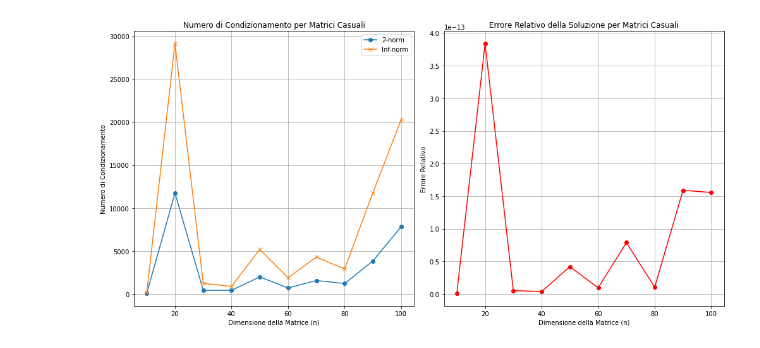
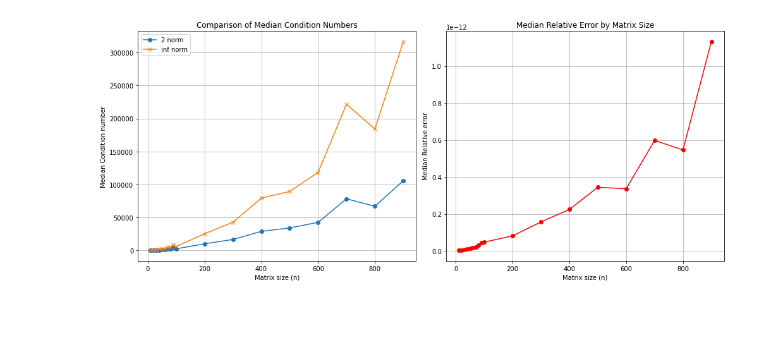
Before and after one commit to francescobaio/SMMhomeworks, a Jupyter notebook: SMM_homework1/homework1_part1.ipynb, the cells around one changed output. Cells and saved outputs as stored; diff of their text form; code cells hidden in the pictures; blank space fills up the shorter version.

```diff
--- a/SMM_homework1/homework1_part1.ipynb
+++ b/SMM_homework1/homework1_part1.ipynb
@@ -90,51 +159,42 @@ HTML(html_code)
 # %%
-# Generate a random matrix A, knowing that the chance of it being singular is practically zero for random floats
-import pandas as pd
+# Try reaching a more general result for random matrices
+n_values_random = [10, 20, 30, 40, 50, 60, 70, 80, 90, 100,200,300,400,500,600,700,800,900]
+num_trials = 30
+
+results = []
+
+for n in n_values_random:
+    for k in range(num_trials):
+        A = np.random.rand(n,n)
+        test_results = test_matrix(A)
+        test_results['n'] = n
+        results.append(test_results)
+
+df_results = pd.DataFrame(results)
+df_medians = df_results.groupby('n').median()
+df_medians.columns = ['Cond. Number (2-norm)', 'Cond. Number (Inf-norm)', 'Relative Error']
 
 
-n_values_random = [10, 20, 30, 40, 50, 60, 70, 80, 90, 100]
-results_random = []
+n_values_random = df_medians.index
+cond_2norm = df_medians['Cond. Number (2-norm)']
+cond_infnorm = df_medians['Cond. Number (Inf-norm)']
+rel_err = df_medians['Relative Error']
 
-for n in n_values_random:
-    A_random = np.random.rand(n,n)
-    result = test_matrix(A_random)
-    results_random.append(result)
-
-# Creiamo un DataFrame per visualizzare i risultati in una tabella
-df_results_random = pd.DataFrame(results_random, index=n_values_random)
-df_results_random.index.name = 'n'
-df_results_random.columns = ['Cond. Number (2-norm)', 'Cond. Number (Inf-norm)', 'Relative Error','Computed Solution']
-
-# Mostra la tabella dei risultati
-from IPython.display import display
-
-display(df_results_random)
-import matplotlib.pyplot as plt
-
-# Estraiamo i dati dalle liste dei risultati
-cond_2norm_random = df_results_random['Cond. Number (2-norm)']
-cond_infnorm_random = df_results_random['Cond. Number (Inf-norm)']
-relative_errors_random = df_results_random['Relative Error']
-
-# Creiamo grafici per mostrare i numeri di condizionamento e gli errori relativi
-plt.figure(figsize=(14, 7))
-
-# Grafico per il numero di condizionamento in norma-2
-plt.subplot(1, 2, 1)
-plt.plot(n_values_random, cond_2norm_random, marker='o', label='2-norm')
-plt.plot(n_values_random, cond_infnorm_random, marker='x', label='Inf-norm')
-plt.xlabel('Dimensione della Matrice (n)')
-plt.ylabel('Numero di Condizionamento')
-plt.title('Numero di Condizionamento per Matrici Casuali')
+plt.figure(figsize=(14,6))
+plt.subplot(1,2,1)
+plt.plot(n_values_random,cond_2norm,label='2 norm',marker='o')
+plt.plot(n_values_random,cond_infnorm,label='inf norm',marker='x')
+plt.xlabel('Matrix size (n)')
+plt.ylabel('Median Condition number')
+plt.title('Comparison of Median Condition Numbers')
 plt.legend()
 plt.grid(True)
 
-# Grafico per l'errore relativo
-plt.subplot(1, 2, 2)
-plt.plot(n_values_random, relative_errors_random, marker='o', color='red')
-plt.xlabel('Dimensione della Matrice (n)')
-plt.ylabel('Errore Relativo')
-plt.title('Errore Relativo della Soluzione per Matrici Casuali')
+plt.subplot(1,2,2)
+plt.plot(n_values_random,rel_err,color='red',marker='o')
+plt.xlabel('Matrix size (n)')
+plt.ylabel('Median Relative error')
+plt.title('Median Relative Error by Matrix Size')
 plt.grid(True)
 
 plt.tight_layout()
@@ -155 +203 @@ plt.show()
-[figure, old version]
+[figure, new version]
```
Also changed, not shown: parts of 6 cells of this notebook.
